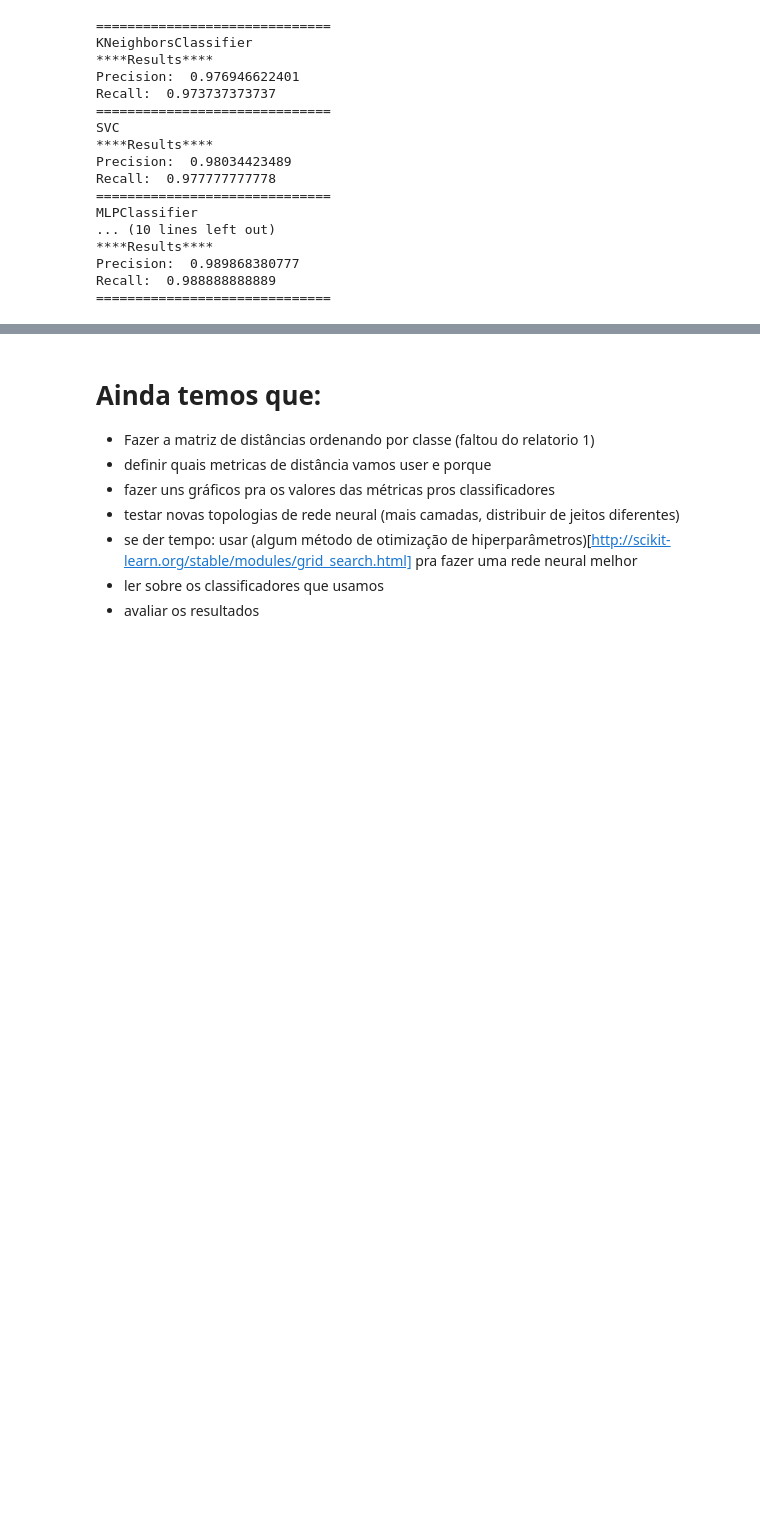
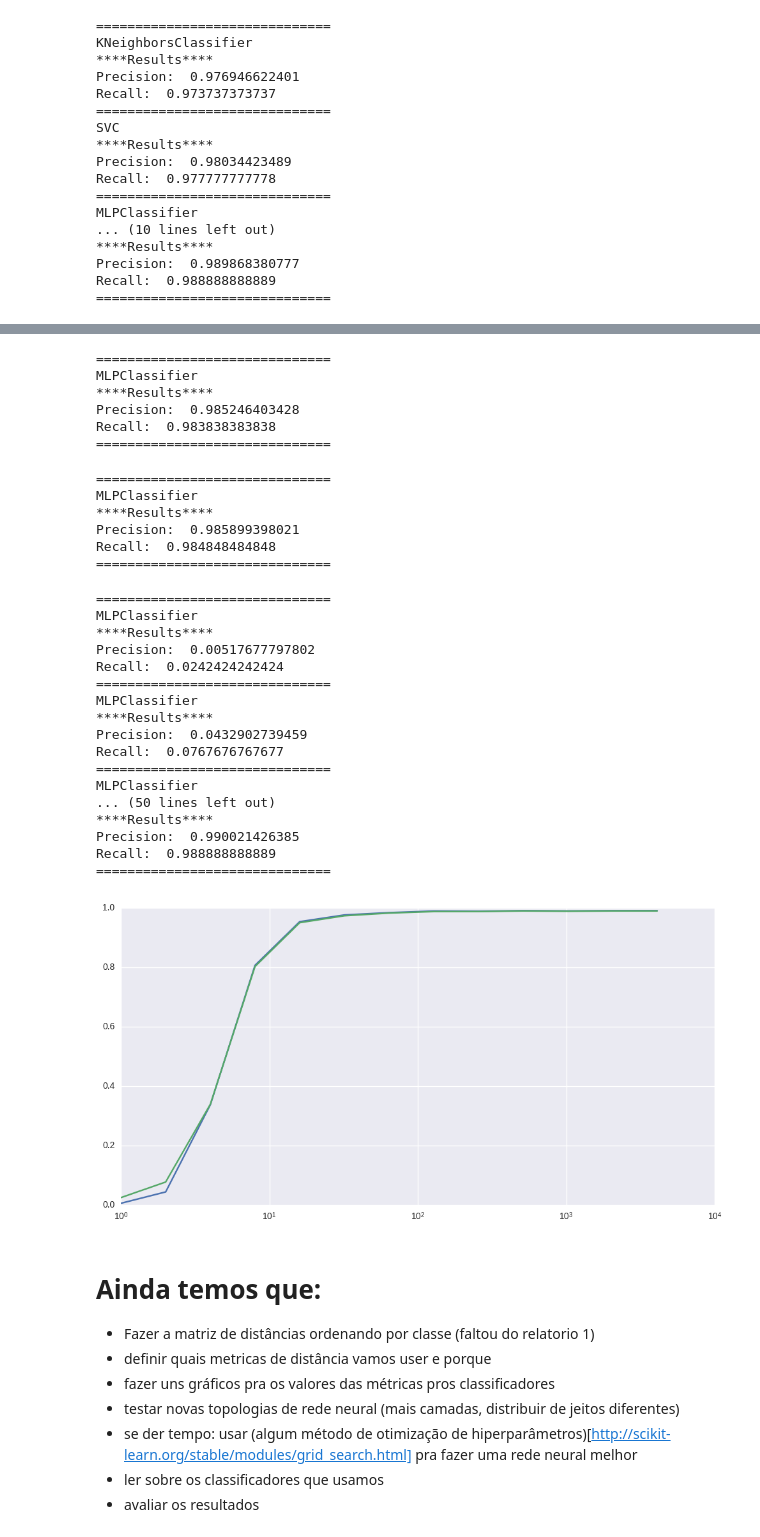
Before and after one commit to mseefelder/leaf-classification-final, a Jupyter notebook: leaf-2.ipynb, the cells around one changed output, grey strips where cells are left out. Cells and saved outputs as stored; diff of their text form; code cells hidden in the pictures; blank space fills up the shorter version.

```diff
--- a/leaf-2.ipynb
+++ b/leaf-2.ipynb
@@ -210,3 +233,83 @@ Recall:  0.988888888889
+# %%
+MLPs = [
+    ("(300, 300)", MLPClassifier(hidden_layer_sizes=(300,300)))
+]
+
+crossValidate(MLPs, scaler.transform(train), labels, folds)
+# %% [output]
+==============================
+MLPClassifier
+****Results****
+Precision:  0.985246403428
+Recall:  0.983838383838
+==============================
+# %%
+MLPs = [
+    ("(500, 500)", MLPClassifier(hidden_layer_sizes=(500,500)))
+]
+
+crossValidate(MLPs, scaler.transform(train), labels, folds)
+# %% [output]
+==============================
+MLPClassifier
+****Results****
+Precision:  0.985899398021
+Recall:  0.984848484848
+==============================
+# %%
+MLP_sizes = [(N,MLPClassifier(hidden_layer_sizes=(N,))) for N in (1.4)**np.arange(30)]
+
+def crossValidatePlot(classifiers, train, labels, folds):
+    ns = []
+    precs = []
+    recs = []
+    for n,clf in classifiers:
+        name = clf.__class__.__name__
+        ns.append(n)
+
+        print("="*30)
+        print(name)
+
+        print('****Results****')
+        train_predictions = cross_val_predict(clf, train, labels, n_jobs=-1, cv=folds)
+        prec = precision_score(labels, train_predictions, average='macro')
+        rec = recall_score(labels, train_predictions, average='macro')
+        precs.append(prec)
+        recs.append(rec)
+        print("Precision: ", precision_score(labels, train_predictions, average='macro'))
+        print("Recall: ", recall_score(labels, train_predictions, average='macro'))
+
+        #train_predictions_proba = cross_val_predict(clf, train, labels, n_jobs=-1, cv=folds, method='predict_proba')
+        #print("LogLoss: ", log_loss(labels, train_predictions_proba))
+
+    print("="*30)
+    plt.figure(figsize=(12,6))
+    plt.semilogx(ns,precs)
+    plt.semilogx(ns,recs)
+    plt.show()
+
+    return precs, recs
+
+ggp, ggr = crossValidatePlot(MLP_sizes, scaler.transform(train), labels, folds)
+# %% [output]
+==============================
+MLPClassifier
+****Results****
+Precision:  0.00517677797802
+Recall:  0.0242424242424
+==============================
+MLPClassifier
+****Results****
+Precision:  0.0432902739459
+Recall:  0.0767676767677
+==============================
+MLPClassifier
+... (50 lines left out)
+****Results****
+Precision:  0.990021426385
+Recall:  0.988888888889
+==============================
+[figure, added]
 # %% [markdown]
 # Ainda temos que:
 
```
Also changed, not shown: parts of 6 cells of this notebook, 1 other file.
